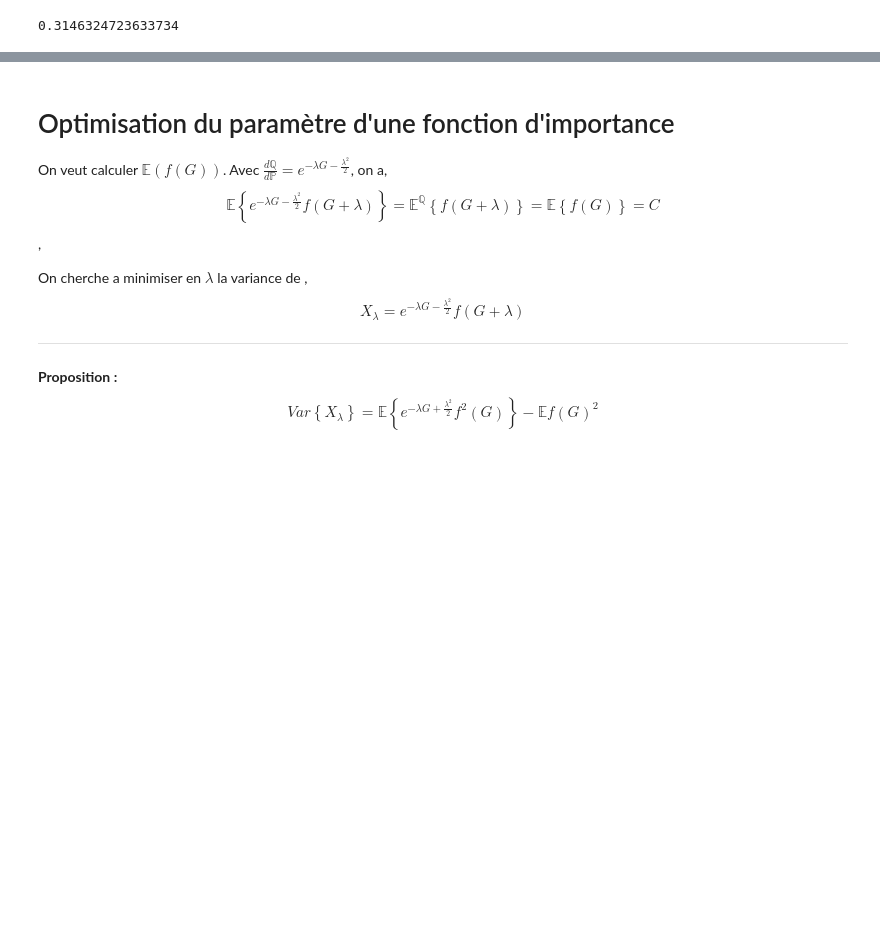
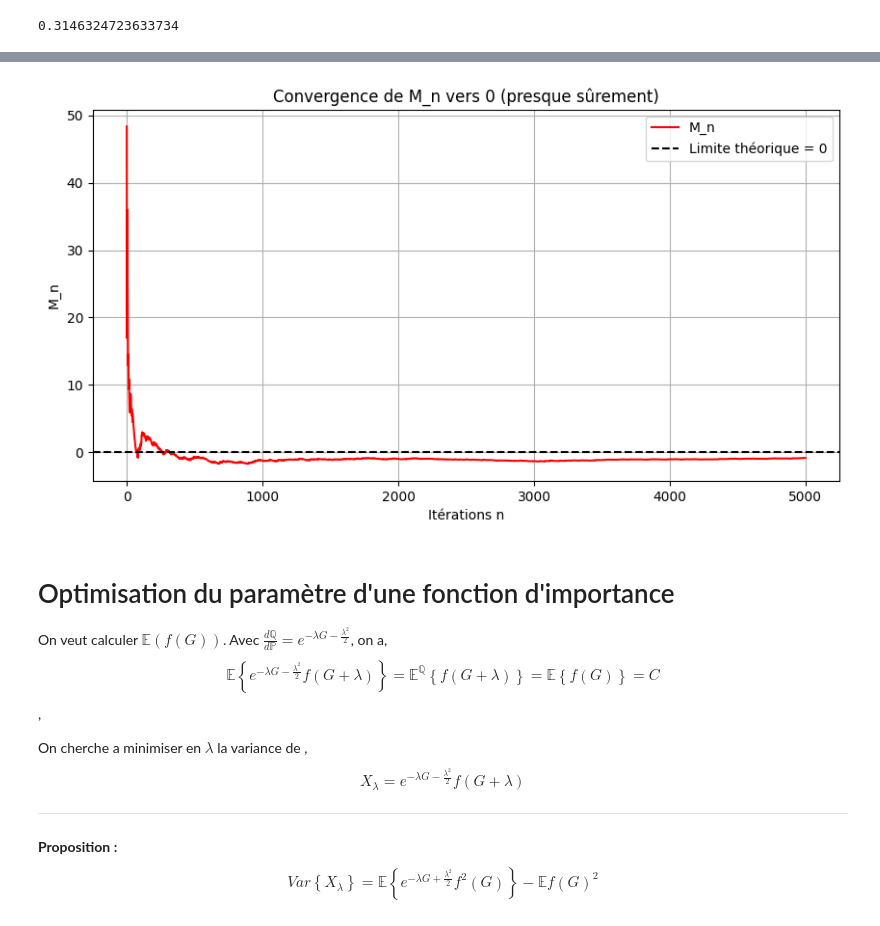
Before and after one commit to EssaddekOthmane/IndependentPriceVerification, a Jupyter notebook: BlackScholesRobbinsMonro.ipynb, the cells around one changed output, grey strips where cells are left out. Saved outputs shown, nothing was run; the diff lists cells and outputs as text; code cells hidden in the pictures; blank space fills up the shorter version.

```diff
--- a/BlackScholesRobbinsMonro.ipynb
+++ b/BlackScholesRobbinsMonro.ipynb
@@ -660,3 +660,47 @@ print(sigma_prim)
+# %%
+
+S0 = S_0
+
+sigma_true = sigma_prim
+C = C_m
+
+
+N = 5000
+M_vals = []
+M_n = 0.0
+
+np.random.seed(0)
+
+for n in range(1, N + 1):
+    gamma_n = 1 / n
+
+    # Génère G_n ~ N(0,1)
+    G = np.random.randn()
+
+
+    exponent = (r - 0.5 * sigma_true ** 2) * T + sigma_true * np.sqrt(T) * G
+    ST = S0 * np.exp(exponent)
+
+
+    payoff = np.exp(-r * T) * max(ST - K, 0)
+    V_n = payoff - C
+
+
+    M_n = M_n - gamma_n * (M_n - V_n)
+    M_vals.append(M_n)
+
+
+plt.figure(figsize=(10, 5))
+plt.plot(M_vals,'red', label="M_n")
+plt.axhline(0, color='black', linestyle='--', label="Limite théorique = 0")
+plt.xlabel("Itérations n")
+plt.ylabel("M_n")
+plt.title("Convergence de M_n vers 0 (presque sûrement)")
+plt.legend()
+plt.grid(True)
+plt.show()
+# %% [output]
+[figure, added]
 # %% [markdown]
 # Optimisation du paramètre d'une fonction d'importance
 
```
Also changed, not shown: parts of 3 cells of this notebook.
